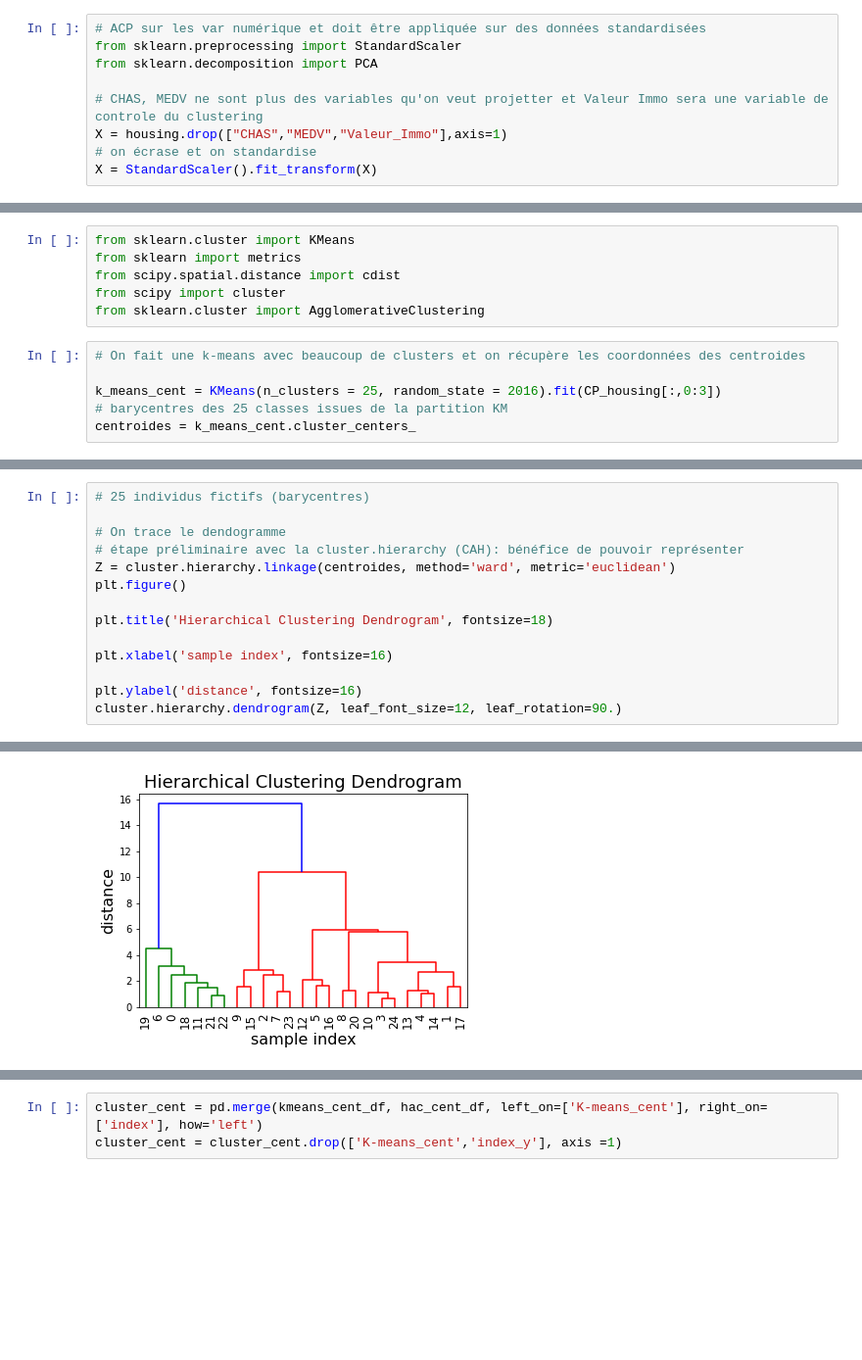
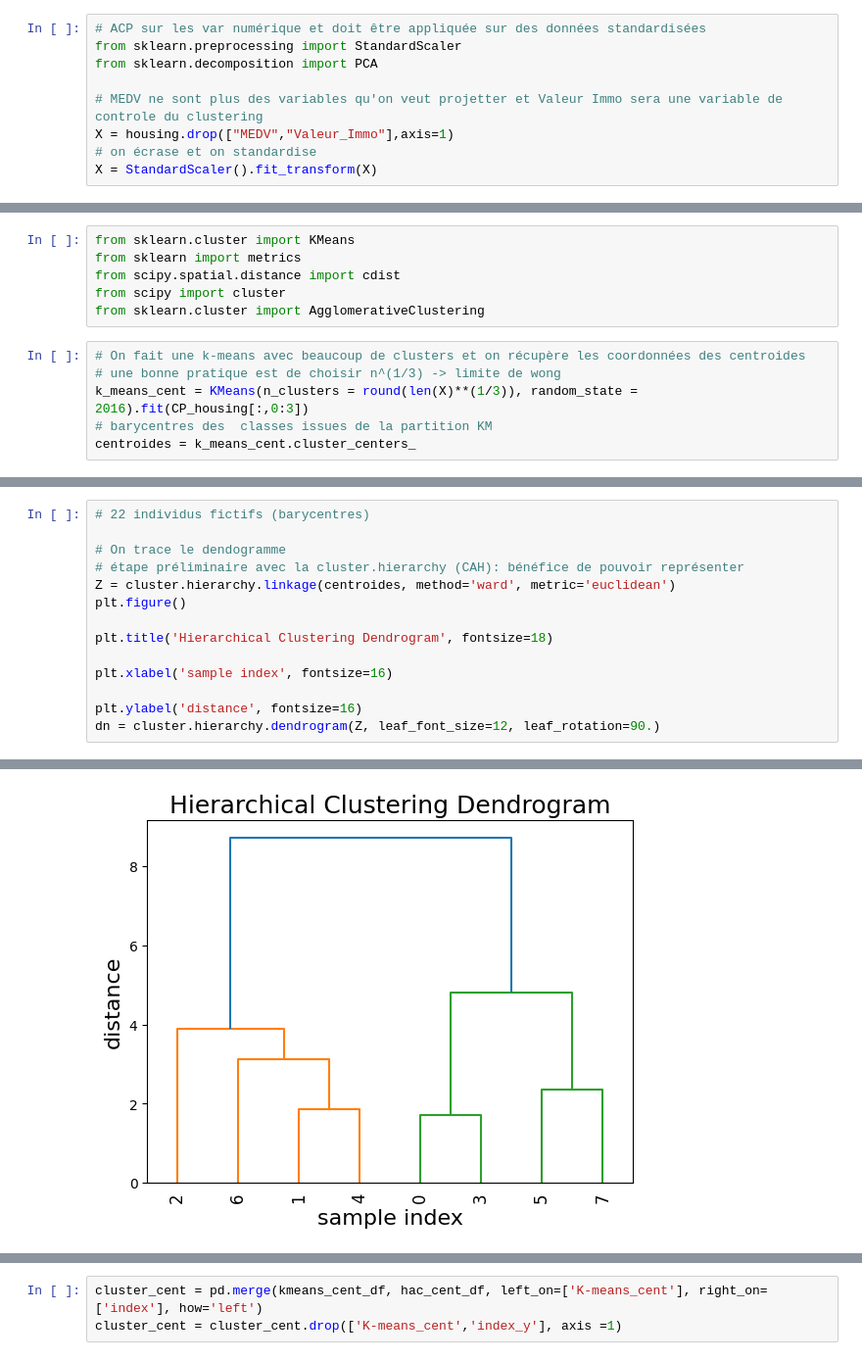
Before and after one commit to wil0u/python-formation-3, a Jupyter notebook: notebooks/TP_MLPython_ClusteringBoston.ipynb, the cells around one changed output, grey strips where cells are left out. Shown at 98% size. Saved outputs shown, nothing was run; the diff lists cells and outputs as text; blank space fills up the shorter version.

```diff
--- a/notebooks/TP_MLPython_ClusteringBoston.ipynb
+++ b/notebooks/TP_MLPython_ClusteringBoston.ipynb
@@ -109,8 +110,8 @@ Name: Valeur_Immo, dtype: object
 from sklearn.preprocessing import StandardScaler
 from sklearn.decomposition import PCA
 
-# CHAS, MEDV ne sont plus des variables qu'on veut projetter et Valeur Immo sera une variable de controle du clustering
-X = housing.drop(["CHAS","MEDV","Valeur_Immo"],axis=1)
+# MEDV ne sont plus des variables qu'on veut projetter et Valeur Immo sera une variable de controle du clustering
+X = housing.drop(["MEDV","Valeur_Immo"],axis=1)
 # on écrase et on standardise
 X = StandardScaler().fit_transform(X)
 # %%
@@ -205,9 +226,9 @@ from scipy import cluster
 from sklearn.cluster import AgglomerativeClustering
 # %%
 # On fait une k-means avec beaucoup de clusters et on récupère les coordonnées des centroides
-
-k_means_cent = KMeans(n_clusters = 25, random_state = 2016).fit(CP_housing[:,0:3])
-# barycentres des 25 classes issues de la partition KM
+# une bonne pratique est de choisir n^(1/3) -> limite de wong
+k_means_cent = KMeans(n_clusters = round(len(X)**(1/3)), random_state = 2016).fit(CP_housing[:,0:3])
+# barycentres des  classes issues de la partition KM
 centroides = k_means_cent.cluster_centers_
 # %%
 print(centroides)
@@ -232,5 +244,5 @@ print(centroides)
 # %%
-# 25 individus fictifs (barycentres)
+# 22 individus fictifs (barycentres)
 
 # On trace le dendogramme
 # étape préliminaire avec la cluster.hierarchy (CAH): bénéfice de pouvoir représenter
@@ -242,5 +254,5 @@ plt.title('Hierarchical Clustering Dendrogram', fontsize=18)
 plt.xlabel('sample index', fontsize=16)
 
 plt.ylabel('distance', fontsize=16)
-cluster.hierarchy.dendrogram(Z, leaf_font_size=12, leaf_rotation=90.)
+dn = cluster.hierarchy.dendrogram(Z, leaf_font_size=12, leaf_rotation=90.)
 # %% [output]
@@ -264,4 +259,4 @@ cluster.hierarchy.dendrogram(Z, leaf_font_size=12, leaf_rotation=90.)
-[figure, old version]
+[figure, new version]
 # %%
 # etape partitionner par rapport au nombre = 3 ou 4
 # On peut ensuite réaliser le clustering à l'aide de scikit-learn
```
Also changed, not shown: parts of 28 cells of this notebook, 2 other files.
